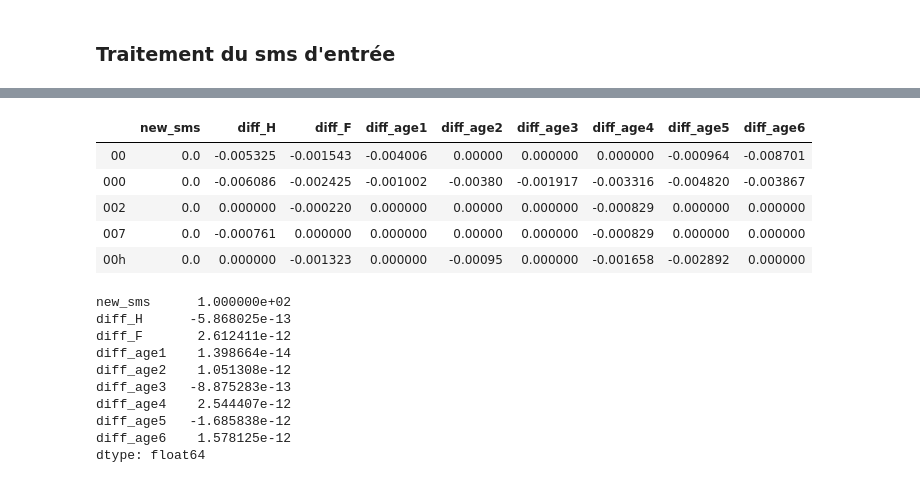
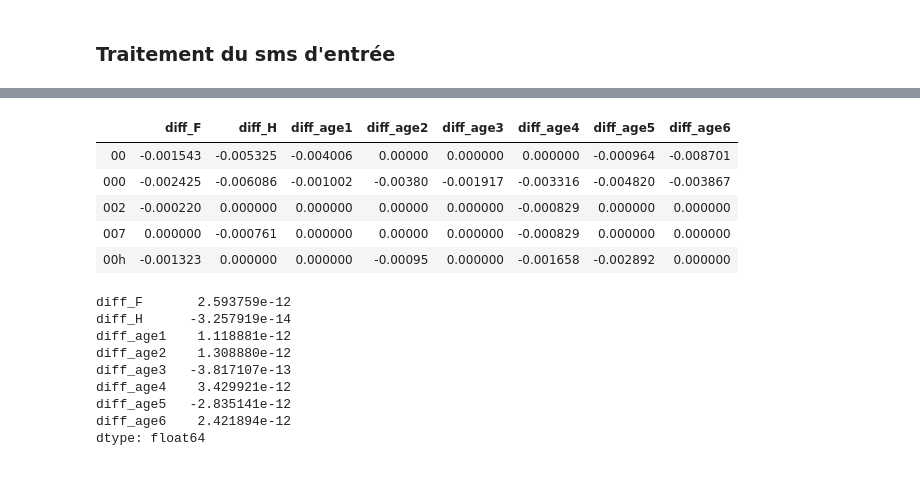
Before and after one commit to ivenwicht2/NLP---MIASH, a Jupyter notebook: Importation_tokenization_comptage.ipynb, the cells around one changed output, grey strips where cells are left out. Drawn from its saved outputs; the diff is of its cells as text; code cells hidden in the pictures.

```diff
--- a/Importation_tokenization_comptage.ipynb
+++ b/Importation_tokenization_comptage.ipynb
@@ -52,7 +52,7 @@ plt.show()
 # %% [output]
 <Figure size 640x480 with 1 Axes>
 # %%
-bins= [0,17,19,21,23,25,100] # Interval d'ages
+bins= [0,16.5,18.5,20.5,22.5,24.5,100] # Interval d'ages
 labels = [1,2,3,4,5,6] # Catégorie
 df["Agegroup"]=pd.cut(df['AGE'], bins=bins, labels=labels, right=False) # On crée une nouvelle colonnes avec les catégories
 # %%
@@ -213,3 +211,5 @@ sms=["slt sa va? marre detre confiné jvais courir a+"]
+# %%
+sms=["Odysséum ? Non mais j'ai pas le temps désolée :S j'vais le transférerà <PRE_7> mais moi je vais en ville acheter le pass et j'avais dis à ma pote depuis un moment qu'on se voyait aujourd'hui A ce soir, bisou <PRE_1>."]
 # %%
 sms_word =  vect.transform(sms) # tokenisation du nouvel sms
 nb_sms_word = sms_word.sum(axis = 0) # On compte pour chaque mots son nombre utilisation
@@ -246,32 +289,31 @@ final.head()
 # %%
 final['diff_F']=final['new_sms']-final['coeff_fem']
 final['diff_H']=final['new_sms']-final['coeff_hom']
 final['diff_age1']=final['new_sms']-final['coeff_age1']
 final['diff_age2']=final['new_sms']-final['coeff_age2']
 final['diff_age3']=final['new_sms']-final['coeff_age3']
 final['diff_age4']=final['new_sms']-final['coeff_age4']
 final['diff_age5']=final['new_sms']-final['coeff_age5']
 final['diff_age6']=final['new_sms']-final['coeff_age6']
-final=final.iloc[:,9:]
-final.head()
+final2=final.iloc[:,9:]
+final2.head()
 # %% [output]
-|  | new_sms | diff_H | diff_F | diff_age1 | diff_age2 | diff_age3 | diff_age4 | diff_age5 | diff_age6 |
-| 00 | 0.0 | -0.005325 | -0.001543 | -0.004006 | 0.00000 | 0.000000 | 0.000000 | -0.000964 | -0.008701 |
-| 000 | 0.0 | -0.006086 | -0.002425 | -0.001002 | -0.00380 | -0.001917 | -0.003316 | -0.004820 | -0.003867 |
-| 002 | 0.0 | 0.000000 | -0.000220 | 0.000000 | 0.00000 | 0.000000 | -0.000829 | 0.000000 | 0.000000 |
-| 007 | 0.0 | -0.000761 | 0.000000 | 0.000000 | 0.00000 | 0.000000 | -0.000829 | 0.000000 | 0.000000 |
-| 00h | 0.0 | 0.000000 | -0.001323 | 0.000000 | -0.00095 | 0.000000 | -0.001658 | -0.002892 | 0.000000 |
+|  | diff_F | diff_H | diff_age1 | diff_age2 | diff_age3 | diff_age4 | diff_age5 | diff_age6 |
+| 00 | -0.001543 | -0.005325 | -0.004006 | 0.00000 | 0.000000 | 0.000000 | -0.000964 | -0.008701 |
+| 000 | -0.002425 | -0.006086 | -0.001002 | -0.00380 | -0.001917 | -0.003316 | -0.004820 | -0.003867 |
+| 002 | -0.000220 | 0.000000 | 0.000000 | 0.00000 | 0.000000 | -0.000829 | 0.000000 | 0.000000 |
+| 007 | 0.000000 | -0.000761 | 0.000000 | 0.00000 | 0.000000 | -0.000829 | 0.000000 | 0.000000 |
+| 00h | -0.001323 | 0.000000 | 0.000000 | -0.00095 | 0.000000 | -0.001658 | -0.002892 | 0.000000 |
 # %%
-comp=final.sum(axis=0)
+comp=final2.sum(axis=0)
 comp
 # %% [output]
-new_sms      1.000000e+02
-diff_H      -5.868025e-13
-diff_F       2.612411e-12
-diff_age1    1.398664e-14
-diff_age2    1.051308e-12
-diff_age3   -8.875283e-13
-diff_age4    2.544407e-12
-diff_age5   -1.685838e-12
-diff_age6    1.578125e-12
+diff_F       2.593759e-12
+diff_H      -3.257919e-14
+diff_age1    1.118881e-12
+diff_age2    1.308880e-12
+diff_age3   -3.817107e-13
+diff_age4    3.429921e-12
+diff_age5   -2.835141e-12
+diff_age6    2.421894e-12
 dtype: float64
```
Also changed, not shown: parts of 5 cells of this notebook.
